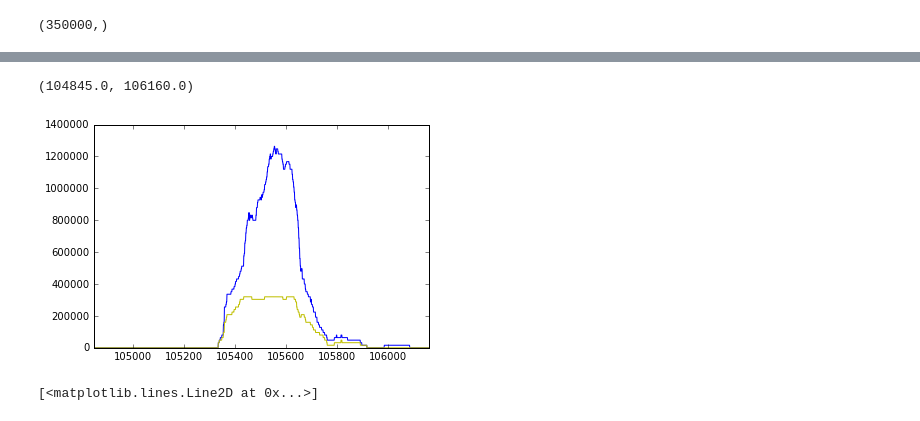
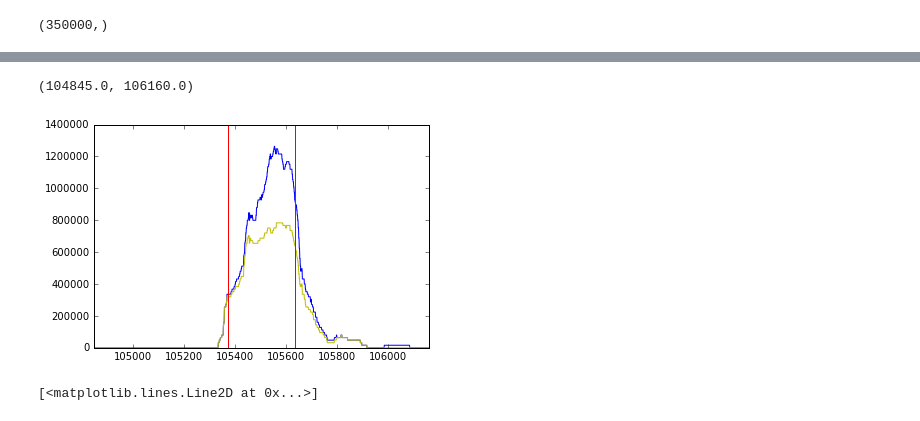
Before and after one commit to dbarg/pax_reconstruction, a Jupyter notebook: plot_s2_waveforms.ipynb, the cells around one changed output, grey strips where cells are left out. Saved outputs shown, nothing was run; the diff lists cells and outputs as text; code cells hidden in the pictures.

```diff
--- a/plot_s2_waveforms.ipynb
+++ b/plot_s2_waveforms.ipynb
@@ -176,40 +280,45 @@ df_s2_sum = df_s2_sum.reset_index(drop=True)
 ##########################################################################################
 ##########################################################################################
 
-nMax = 20
+nMax = 50
 
 arr_s2_sum_select = np.zeros(sum_waveforms.size)
 
 s2_idxs = df_s2_sum.iloc[0:nMax, 0:1].as_matrix().reshape(nMax)
+
+#display(df_s2_sum.iloc[0:nMax, 0:1])
+
 #s2_idxs = int(s2_idxs)
 
 for i in range(0, nMax):
 
     idx = int(s2_idxs[i])
 
     col = "channel_" + str(idx)
 
     #print(col)
 
     arr_pmt = df_pmts[:][col].as_matrix()
 
     #print(np.max(arr_pmt))
 
     arr_s2_sum_select = np.add(arr_s2_sum_select, arr_pmt)
 
     continue
 
 
 ##########################################################################################
 ##########################################################################################
 
 plt.plot(sum_waveforms    , color='b')
 plt.plot(arr_s2_sum_select, color='y')
+plt.axvline(x=s0, color='r')
+plt.axvline(x=s1, color='r')
 
 plt.xlim([x0, x1])
 # %% [output]
 (104845.0, 106160.0)
-[figure, old version]
+[figure, new version]
 # %%
 
 ##########################################################################################
```
Also changed, not shown: parts of 7 cells of this notebook, 5 other files.
